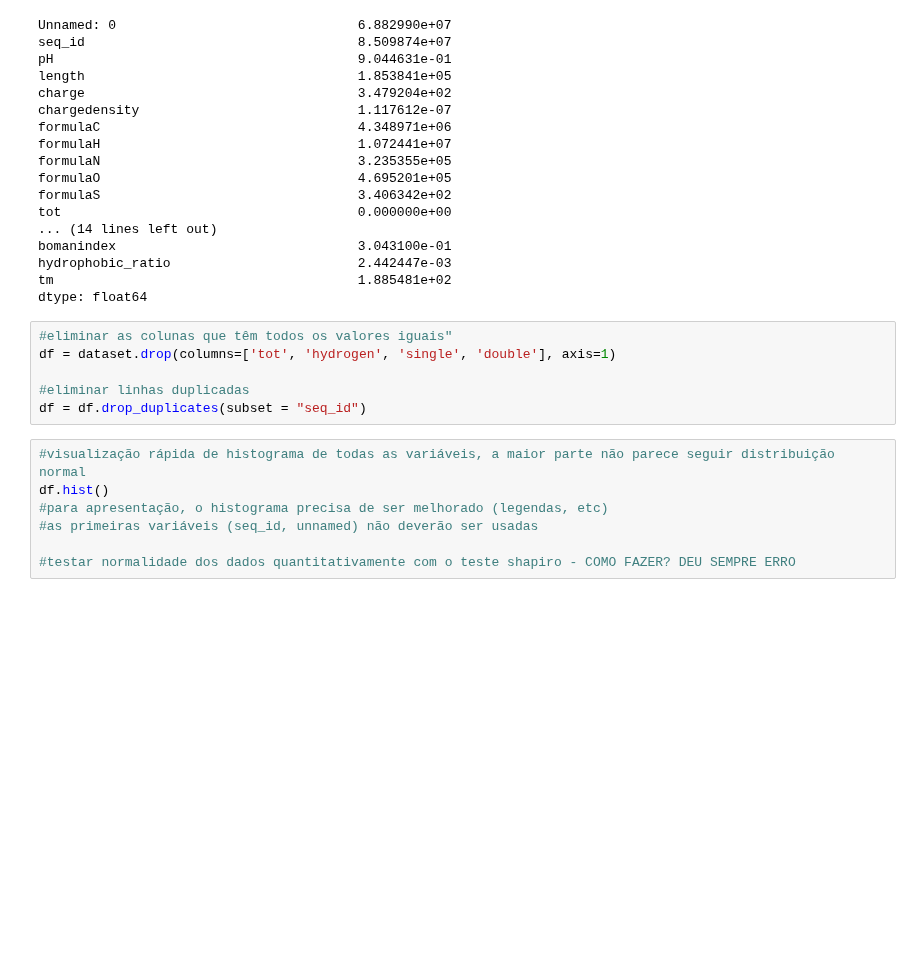
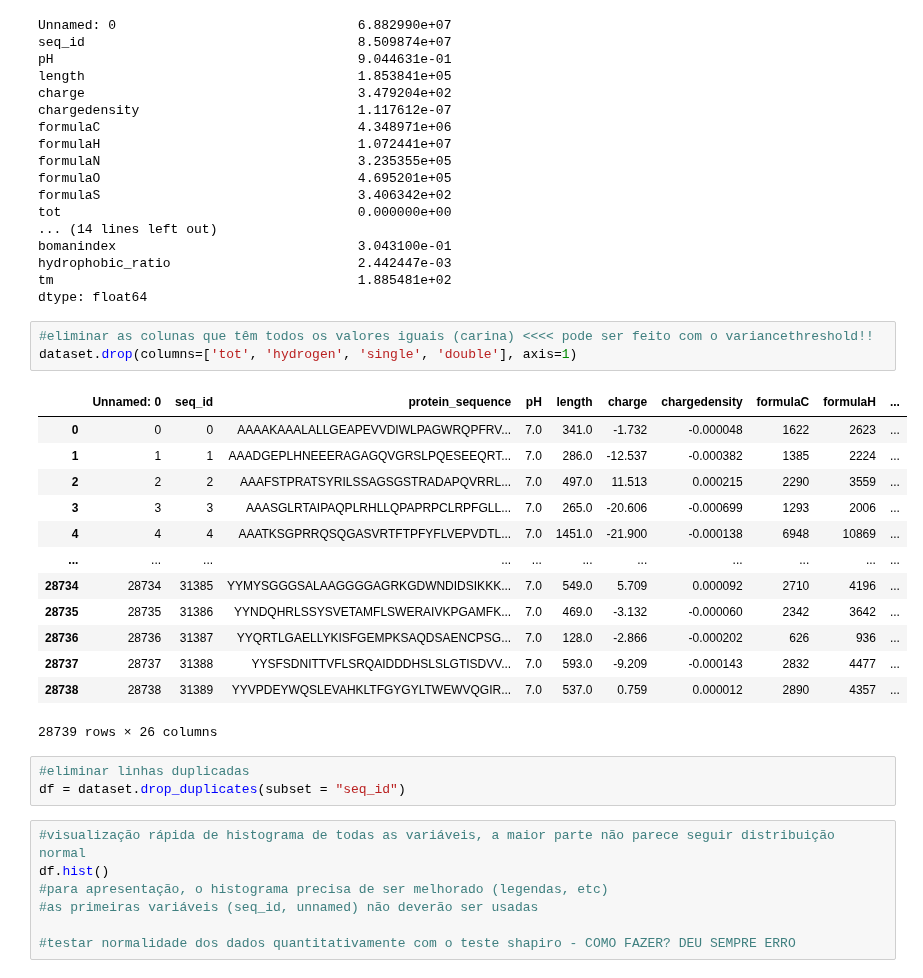
Before and after one commit to Sonia42882/SIB_v1, a Jupyter notebook: kag/Notebook1.ipynb, the cells around one changed output. Cells and saved outputs as stored; diff of their text form; blank space fills up the shorter version.

Commit message:
eliminar_corr

```diff
--- a/kag/Notebook1.ipynb
+++ b/kag/Notebook1.ipynb
@@ -174,11 +176,25 @@ hydrophobic_ratio                        2.442447e-03
 tm                                       1.885481e+02
 dtype: float64
 # %%
-#eliminar as colunas que têm todos os valores iguais"
-df = dataset.drop(columns=['tot', 'hydrogen', 'single', 'double'], axis=1)
-
-#eliminar linhas duplicadas
-df = df.drop_duplicates(subset = "seq_id")
+#eliminar as colunas que têm todos os valores iguais (carina) <<<< pode ser feito com o variancethreshold!!
+dataset.drop(columns=['tot', 'hydrogen', 'single', 'double'], axis=1)
+# %% [output]
+|  | Unnamed: 0 | seq_id | protein_sequence | pH | length | charge | chargedensity | formulaC | formulaH | ... |
+| 0 | 0 | 0 | AAAAKAAALALLGEAPEVVDIWLPAGWRQPFRV... | 7.0 | 341.0 | -1.732 | -0.000048 | 1622 | 2623 | ... |
+| 1 | 1 | 1 | AAADGEPLHNEEERAGAGQVGRSLPQESEEQRT... | 7.0 | 286.0 | -12.537 | -0.000382 | 1385 | 2224 | ... |
+| 2 | 2 | 2 | AAAFSTPRATSYRILSSAGSGSTRADAPQVRRL... | 7.0 | 497.0 | 11.513 | 0.000215 | 2290 | 3559 | ... |
+| 3 | 3 | 3 | AAASGLRTAIPAQPLRHLLQPAPRPCLRPFGLL... | 7.0 | 265.0 | -20.606 | -0.000699 | 1293 | 2006 | ... |
+| 4 | 4 | 4 | AAATKSGPRRQSQGASVRTFTPFYFLVEPVDTL... | 7.0 | 1451.0 | -21.900 | -0.000138 | 6948 | 10869 | ... |
+| ... | ... | ... | ... | ... | ... | ... | ... | ... | ... | ... |
+| 28734 | 28734 | 31385 | YYMYSGGGSALAAGGGGAGRKGDWNDIDSIKKK... | 7.0 | 549.0 | 5.709 | 0.000092 | 2710 | 4196 | ... |
+| 28735 | 28735 | 31386 | YYNDQHRLSSYSVETAMFLSWERAIVKPGAMFK... | 7.0 | 469.0 | -3.132 | -0.000060 | 2342 | 3642 | ... |
+| 28736 | 28736 | 31387 | YYQRTLGAELLYKISFGEMPKSAQDSAENCPSG... | 7.0 | 128.0 | -2.866 | -0.000202 | 626 | 936 | ... |
+| 28737 | 28737 | 31388 | YYSFSDNITTVFLSRQAIDDDHSLSLGTISDVV... | 7.0 | 593.0 | -9.209 | -0.000143 | 2832 | 4477 | ... |
+| 28738 | 28738 | 31389 | YYVPDEYWQSLEVAHKLTFGYGYLTWEWVQGIR... | 7.0 | 537.0 | 0.759 | 0.000012 | 2890 | 4357 | ... |
+28739 rows × 26 columns
+# %%
+#eliminar linhas duplicadas
+df = dataset.drop_duplicates(subset = "seq_id")
 # %%
 #visualização rápida de histograma de todas as variáveis, a maior parte não parece seguir distribuição normal
 df.hist()
```
Also changed, not shown: parts of 7 cells of this notebook.
